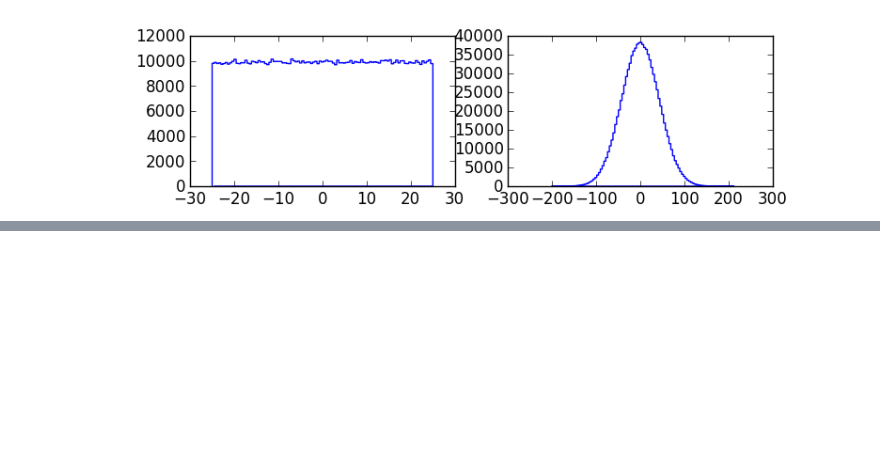
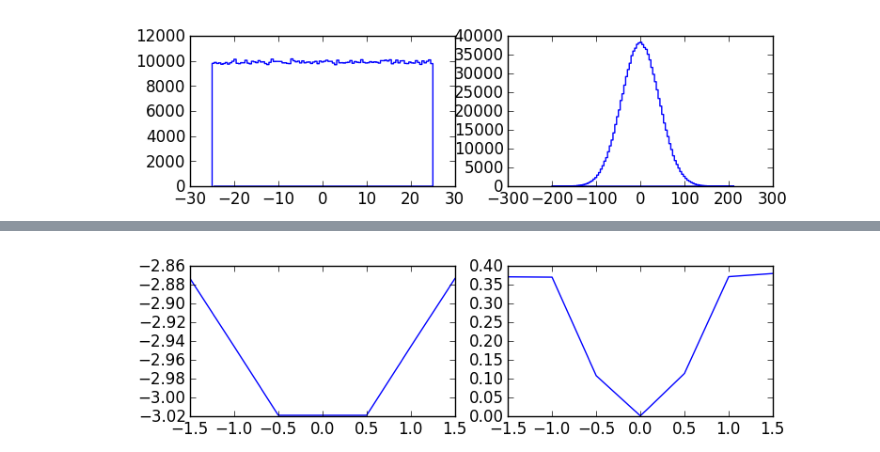
Before and after one commit to ctzhou/ESPIC_hole_tracking, a Jupyter notebook: infMagSim.ipynb, the cells around one changed output, grey strips where cells are left out. Cells and saved outputs as stored; diff of their text form; code cells hidden in the pictures; blank space fills up the shorter version.

```diff
--- a/infMagSim.ipynb
+++ b/infMagSim.ipynb
@@ -307,3 +355,12 @@ Wall time: 1.5 s
+# %%
+fig, axes = plt.subplots(nrows=1,ncols=2,figsize=(8,2))
+for ax, data in zip(axes,[potential, ion_density-electron_density]):
+    ax.plot(grid[n_points/2-3:n_points/2+4],data[n_points/2-3:n_points/2+4])
+filename='data.png'
+plt.savefig(filename)
+IPdisp.Image(filename=filename)
+# %% [output]
+[figure, added]
 # %%
 fig, axes = plt.subplots(nrows=1,ncols=2,figsize=(8,2))
 for ax, data in zip(axes,electrons):
```
Also changed, not shown: parts of 8 cells of this notebook, 1 other file.
